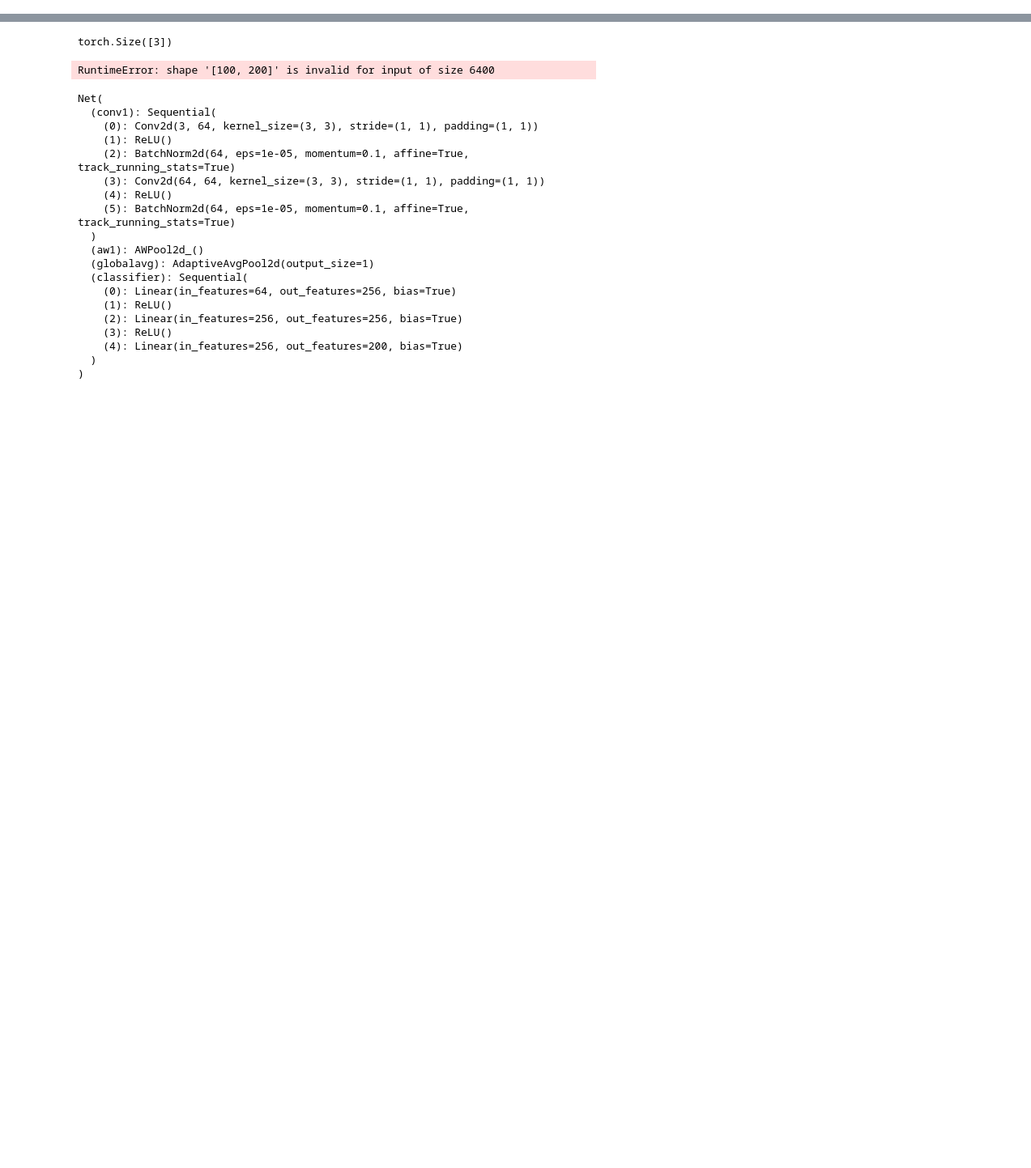
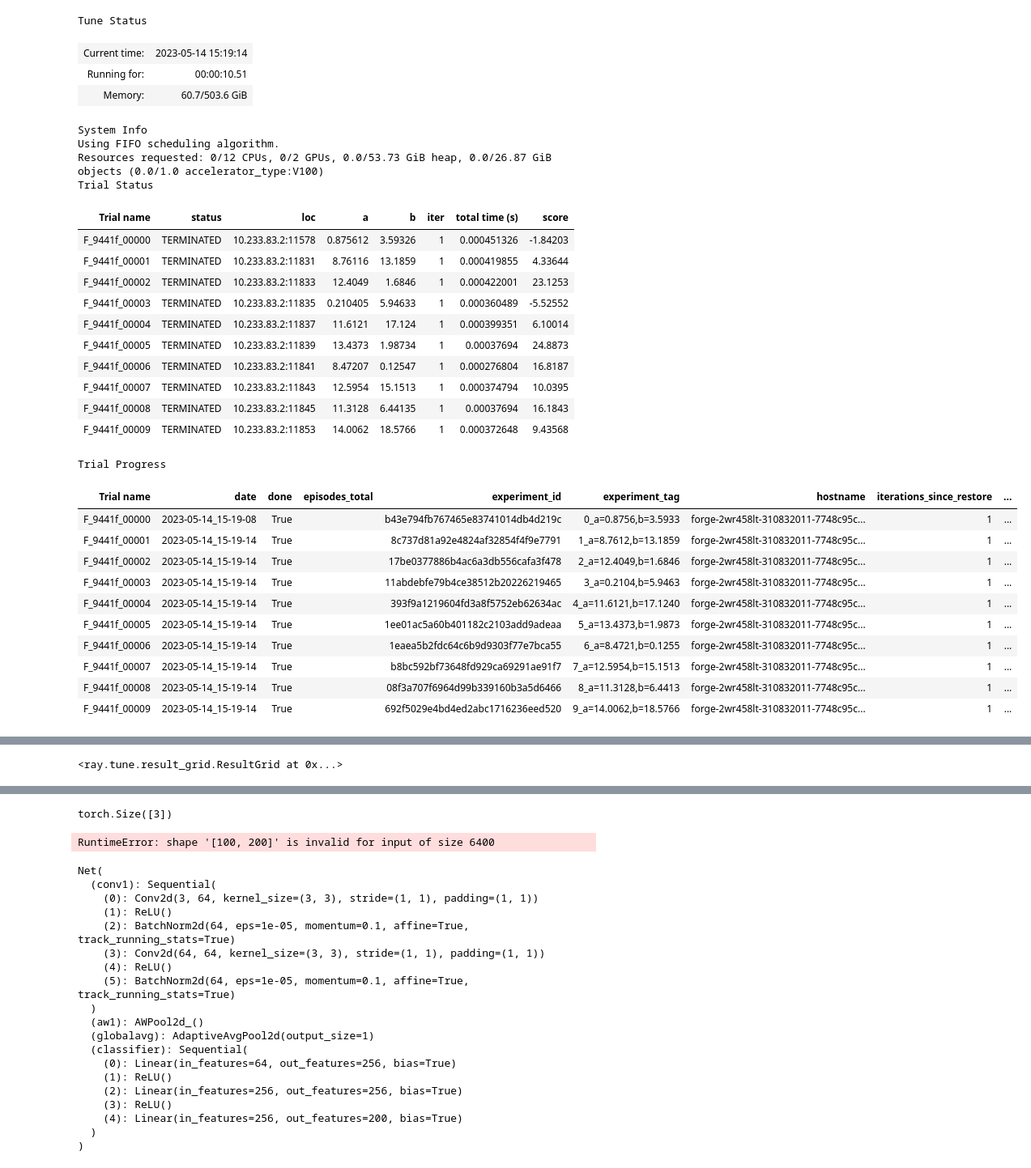
Before and after one commit to Larry234/AWPooling, a Jupyter notebook: module_test.ipynb, the cells around one changed output, grey strips where cells are left out. Shown: that part at 81% size. Cells and saved outputs as stored; diff of their text form; code cells hidden in the pictures; blank space fills up the shorter version.

```diff
--- a/module_test.ipynb
+++ b/module_test.ipynb
@@ -30,0 +32,24 @@ df.to_csv(os.path.join(path, 'best.csv'), index=False)
+# %%
+search_space = {
+    'a': tune.uniform(0, 20),
+    'b': tune.uniform(0, 20),
+}
+
+tune_config = tune.TuneConfig(
+    num_samples=10,
+)
+
+run_config = ray.air.config.RunConfig(
+    name='test',
+    local_dir='HPO',
+)
+
+tuner = tune.Tuner(
+    F,
+    tune_config=tune_config,
+    run_config=run_config,
+    param_space=search_space,
+)
+
+tuner.fit()
+# %% [output]
@@ -30,0 +57,31 @@ df.to_csv(os.path.join(path, 'best.csv'), index=False)
+Tune Status
+| Current time: | 2023-05-14 15:19:14 |
+| Running for: | 00:00:10.51 |
+| Memory: | 60.7/503.6 GiB |
+System Info
+Using FIFO scheduling algorithm.
+Resources requested: 0/12 CPUs, 0/2 GPUs, 0.0/53.73 GiB heap, 0.0/26.87 GiB objects (0.0/1.0 accelerator_type:V100)
+Trial Status
+| Trial name | status | loc | a | b | iter | total time (s) | score |
+| F_9441f_00000 | TERMINATED | 10.233.83.2:11578 | 0.875612 | 3.59326 | 1 | 0.000451326 | -1.84203 |
+| F_9441f_00001 | TERMINATED | 10.233.83.2:11831 | 8.76116 | 13.1859 | 1 | 0.000419855 | 4.33644 |
+| F_9441f_00002 | TERMINATED | 10.233.83.2:11833 | 12.4049 | 1.6846 | 1 | 0.000422001 | 23.1253 |
+| F_9441f_00003 | TERMINATED | 10.233.83.2:11835 | 0.210405 | 5.94633 | 1 | 0.000360489 | -5.52552 |
+| F_9441f_00004 | TERMINATED | 10.233.83.2:11837 | 11.6121 | 17.124 | 1 | 0.000399351 | 6.10014 |
+| F_9441f_00005 | TERMINATED | 10.233.83.2:11839 | 13.4373 | 1.98734 | 1 | 0.00037694 | 24.8873 |
+| F_9441f_00006 | TERMINATED | 10.233.83.2:11841 | 8.47207 | 0.12547 | 1 | 0.000276804 | 16.8187 |
+| F_9441f_00007 | TERMINATED | 10.233.83.2:11843 | 12.5954 | 15.1513 | 1 | 0.000374794 | 10.0395 |
+| F_9441f_00008 | TERMINATED | 10.233.83.2:11845 | 11.3128 | 6.44135 | 1 | 0.00037694 | 16.1843 |
+| F_9441f_00009 | TERMINATED | 10.233.83.2:11853 | 14.0062 | 18.5766 | 1 | 0.000372648 | 9.43568 |
+Trial Progress
+| Trial name | date | done | episodes_total | experiment_id | experiment_tag | hostname | iterations_since_restore | ... |
+| F_9441f_00000 | 2023-05-14_15-19-08 | True |  | b43e794fb767465e83741014db4d219c | 0_a=0.8756,b=3.5933 | forge-2wr458lt-310832011-7748c95c... | 1 | ... |
+| F_9441f_00001 | 2023-05-14_15-19-14 | True |  | 8c737d81a92e4824af32854f4f9e7791 | 1_a=8.7612,b=13.1859 | forge-2wr458lt-310832011-7748c95c... | 1 | ... |
+| F_9441f_00002 | 2023-05-14_15-19-14 | True |  | 17be0377886b4ac6a3db556cafa3f478 | 2_a=12.4049,b=1.6846 | forge-2wr458lt-310832011-7748c95c... | 1 | ... |
+| F_9441f_00003 | 2023-05-14_15-19-14 | True |  | 11abdebfe79b4ce38512b20226219465 | 3_a=0.2104,b=5.9463 | forge-2wr458lt-310832011-7748c95c... | 1 | ... |
+| F_9441f_00004 | 2023-05-14_15-19-14 | True |  | 393f9a1219604fd3a8f5752eb62634ac | 4_a=11.6121,b=17.1240 | forge-2wr458lt-310832011-7748c95c... | 1 | ... |
+| F_9441f_00005 | 2023-05-14_15-19-14 | True |  | 1ee01ac5a60b401182c2103add9adeaa | 5_a=13.4373,b=1.9873 | forge-2wr458lt-310832011-7748c95c... | 1 | ... |
+| F_9441f_00006 | 2023-05-14_15-19-14 | True |  | 1eaea5b2fdc64c6b9d9303f77e7bca55 | 6_a=8.4721,b=0.1255 | forge-2wr458lt-310832011-7748c95c... | 1 | ... |
+| F_9441f_00007 | 2023-05-14_15-19-14 | True |  | b8bc592bf73648fd929ca69291ae91f7 | 7_a=12.5954,b=15.1513 | forge-2wr458lt-310832011-7748c95c... | 1 | ... |
+| F_9441f_00008 | 2023-05-14_15-19-14 | True |  | 08f3a707f6964d99b339160b3a5d6466 | 8_a=11.3128,b=6.4413 | forge-2wr458lt-310832011-7748c95c... | 1 | ... |
+| F_9441f_00009 | 2023-05-14_15-19-14 | True |  | 692f5029e4bd4ed2abc1716236eed520 | 9_a=14.0062,b=18.5766 | forge-2wr458lt-310832011-7748c95c... | 1 | ... |
@@ -31,3 +89,4 @@ df.to_csv(os.path.join(path, 'best.csv'), index=False)
+<ray.tune.result_grid.ResultGrid at 0x...>
 # %%
 import pandas as pd
 import matplotlib.pyplot as plt
```
Also changed, not shown: parts of 5 cells of this notebook, 1 other file.
